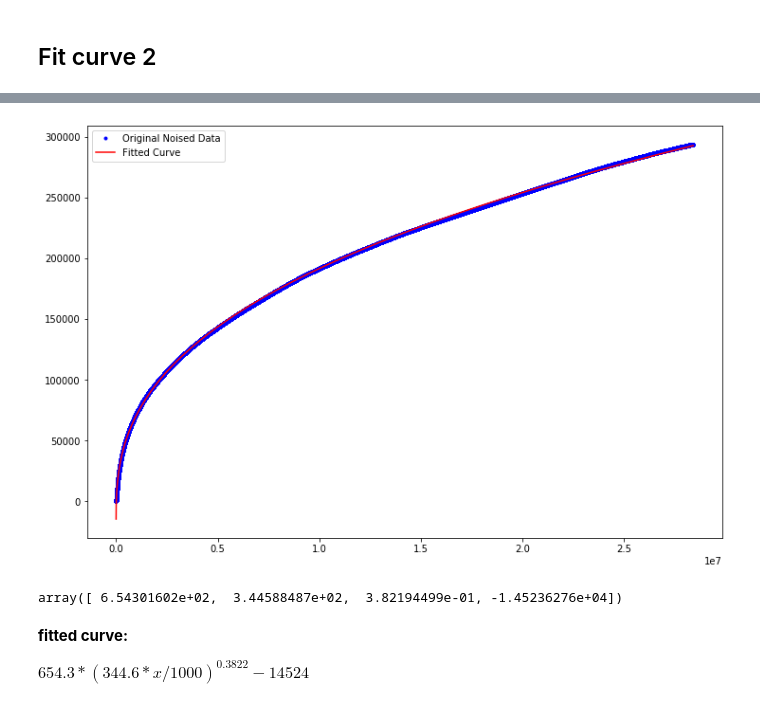
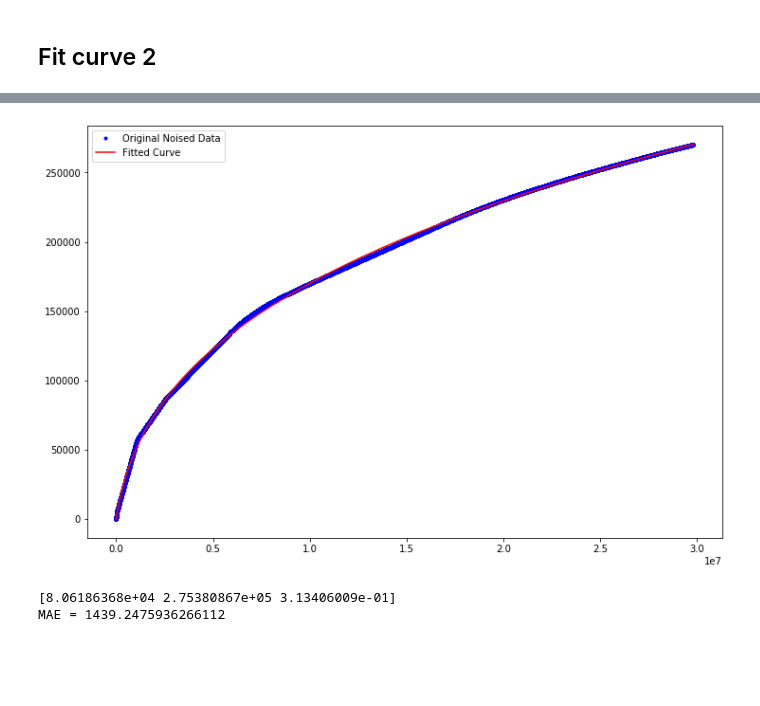
Before and after one commit to qihuazhong/make-ipinyou-data, a Jupyter notebook: explore_data.ipynb, the cells around one changed output, grey strips where cells are left out. Saved outputs shown, nothing was run; the diff lists cells and outputs as text; code cells hidden in the pictures; blank space fills up the shorter version.

Commit message:
Changed curve function

```diff
--- a/explore_data.ipynb
+++ b/explore_data.ipynb
@@ -64,8 +65,11 @@ plt.show()
 ## Explore bidding on Ad Exchange 2 (Google Adx)
 # %%
 adx = df_2821['adexchange'] == 2
+tc = df_2821['adexchange'] == 3
 # sort by payprice
 sorted_adx = df_2821[adx].sort_values(by=['payprice'])
-sorted_adx.head()
+# sorted_adx.head()
+sorted_tc = df_2821[tc].sort_values(by=['payprice'])
+sorted_tc.head()
 # %% [output]
 |  | click | weekday | hour | bidid | timestamp | logtype | ipinyouid | useragent | IP | region | ... |
@@ -185,3 +191,17 @@ plt.show()
 [figure]
 # %% [markdown]
 ## Fit curve 2
+# %%
+def func(x, a, b, c):
+    return a * np.power( 1 + x/b, c) - a
+
+# def func(x, a, b, c, d):
+#     return a * np.power(x/b, c) + d
+
+popt, pcov = curve_fit(func, y['y'], y['impressions'], p0=[400,10,0.4], maxfev=2000)
+
+plt.subplots(figsize=(12,8))
+plt.plot(y['y'], y['impressions'], 'b.', label="Original Noised Data")
+plt.plot(y['y'], func(y['y'], *popt), 'r-', label="Fitted Curve")
+plt.legend(loc="upper left")
+plt.show()
@@ -188,22 +288,27 @@ plt.show()
+# %%
+# sorted_tc = sorted_adx[1:]
+
+y = sorted_tc[['payprice']].cumsum()
+y["impressions"] = np.arange(len(y))
+
+y.columns = ['y', 'impressions']
 # %%
-def func(x, a, b, c, d):
-    return a * np.power(b * x/1000, c) + d
+def func(x, a, b, c):
+    return a * np.power( 1 + x/b, c) - a
 
 
-popt, pcov = curve_fit(func, y['y'], y['impressions'])
+popt, pcov = curve_fit(func, y['y'], y['impressions'], p0=[400,10,0.4], maxfev=2000)
 
 plt.subplots(figsize=(12,8))
 plt.plot(y['y'], y['impressions'], 'b.', label="Original Noised Data")
 plt.plot(y['y'], func(y['y'], *popt), 'r-', label="Fitted Curve")
-plt.legend()
+plt.legend(loc="upper left")
 plt.show()
 # %% [output]
-[figure, old version]
+[figure, new version]
-# %%
-popt
-# %% [output]
-array([ 6.54301602e+02,  3.44588487e+02,  3.82194499e-01, -1.45236276e+04])
-# %% [markdown]
-**fitted curve:**
-
-$654.3 * (344.6 * x/1000)^{0.3822} - 14524$
+# %%
+print(popt)
+print("MAE =",metrics.mean_absolute_error(y['impressions'], func(y['y'], *popt)))
+# %% [output]
+[8.06186368e+04 2.75380867e+05 3.13406009e-01]
+MAE = 1439.2475936266112
```
Also changed, not shown: parts of 11 cells of this notebook.
